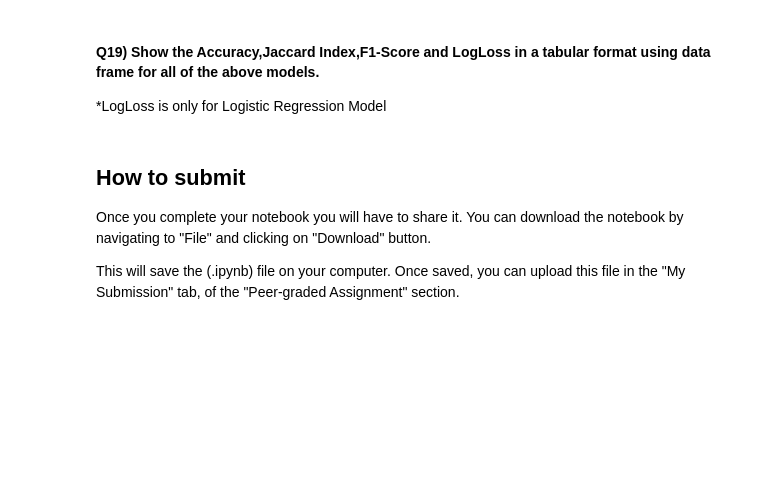
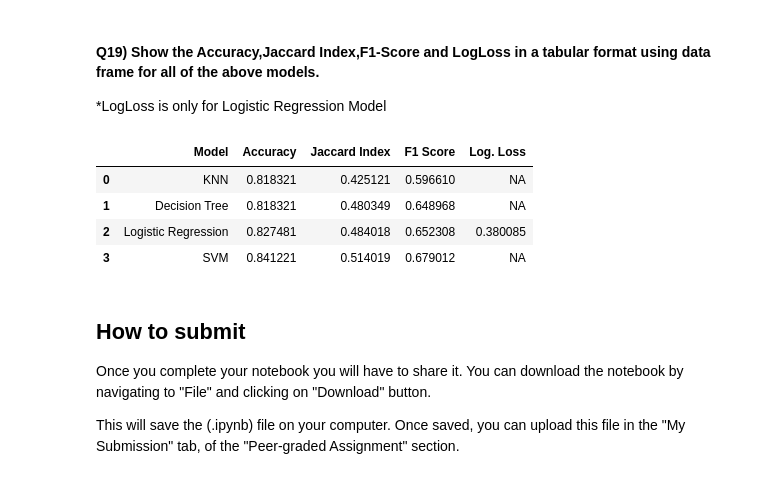
Before and after one commit to fcamadi/masterMLpython, a Jupyter notebook: Coursera_IBM_AI_Engineering/01_MLwityPython/ML0101EN_SkillUp_FinalAssignment.jupyterlite.ipynb, the cells around one changed output. Cells and saved outputs as stored; diff of their text form; code cells hidden in the pictures; blank space fills up the shorter version.

```diff
--- a/Coursera_IBM_AI_Engineering/01_MLwityPython/ML0101EN_SkillUp_FinalAssignment.jupyterlite.ipynb
+++ b/Coursera_IBM_AI_Engineering/01_MLwityPython/ML0101EN_SkillUp_FinalAssignment.jupyterlite.ipynb
@@ -344,2 +350,4 @@ predict_proba =
+# %%
+predict_logreg_proba = LR.predict_proba(x_test)
 # %% [markdown]
 #### Q15) Using the `predictions`, `predict_proba` and the `y_test` dataframe calculate the value for each metric using the appropriate function.
@@ -352,0 +354,8 @@ LR_Log_Loss =
+# %%
+logrec_accuracy = accuracy_score(y_test,predictions_logreg)
+logrec_jac = jaccard_score(y_test,predictions_logreg)
+logrec_f1 = f1_score(y_test,predictions_logreg)
+log_loss = log_loss(y_test,predict_logreg_proba)
+
+Report = {"Metrics":["Accuracy","Jaccard score", "F1 score", "Log. loss"],"Result": [logrec_accuracy,logrec_jac,logrec_f1,log_loss]}
+pd.DataFrame(Report)
@@ -360,0 +372,3 @@ SVM =
+# %%
+SVM = svm.SVC()   # default (kernel='rbf')
+SVM.fit(x_train, y_train)
@@ -372,0 +395,14 @@ SVM_F1_Score =
+# %%
+#Trying with another kernel (rbf gives worse accuracy than all the others algoritms)
+
+SVM = svm.SVC(kernel='linear')
+SVM.fit(x_train, y_train)
+
+predictions_svm_linear = SVM.predict(x_test)
+
+svm_accuracy_linear = accuracy_score(y_test,predictions_svm_linear)
+svm_jac_linear = jaccard_score(y_test,predictions_svm_linear)
+svm_f1_linear = f1_score(y_test,predictions_svm_linear)
+
+Report = {"Metrics":["Accuracy","Jaccard score", "F1 score"],"Result": [svm_accuracy_linear,svm_jac_linear,svm_f1_linear]}
+pd.DataFrame(Report)
@@ -381,3 +420,17 @@ Report =
+# %%
+Report ={ "Model":['KNN', 'Decision Tree', 'Logistic Regression', 'SVM'],
+    "Accuracy"     : [knn_accuracy, tree_accuracy, logrec_accuracy, svm_accuracy_linear],
+    "Jaccard Index": [knn_jac,      tree_jac,      logrec_jac,      svm_jac_linear],
+    "F1 Score"     : [knn_f1,       tree_f1,       logrec_f1,       svm_f1_linear],
+    "Log. Loss"    : ['NA',         'NA',          log_loss,        'NA']
+}
+pd.DataFrame(Report)
+# %% [output]
+|  | Model | Accuracy | Jaccard Index | F1 Score | Log. Loss |
+| 0 | KNN | 0.818321 | 0.425121 | 0.596610 | NA |
+| 1 | Decision Tree | 0.818321 | 0.480349 | 0.648968 | NA |
+| 2 | Logistic Regression | 0.827481 | 0.484018 | 0.652308 | 0.380085 |
+| 3 | SVM | 0.841221 | 0.514019 | 0.679012 | NA |
 # %% [markdown]
 <h2 id="Section_5">  How to submit </h2>
 
```
Also changed, not shown: parts of 43 cells of this notebook.
